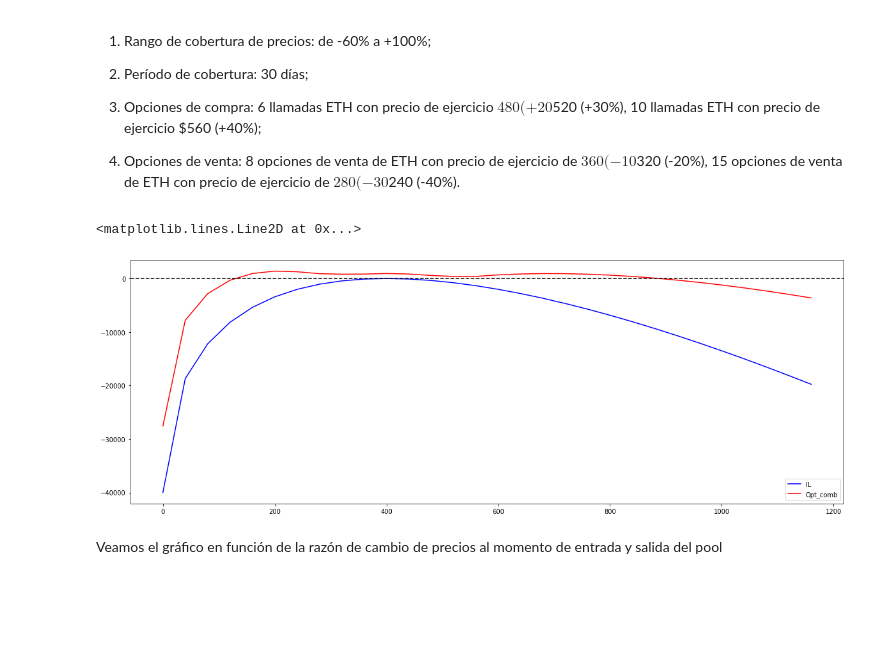
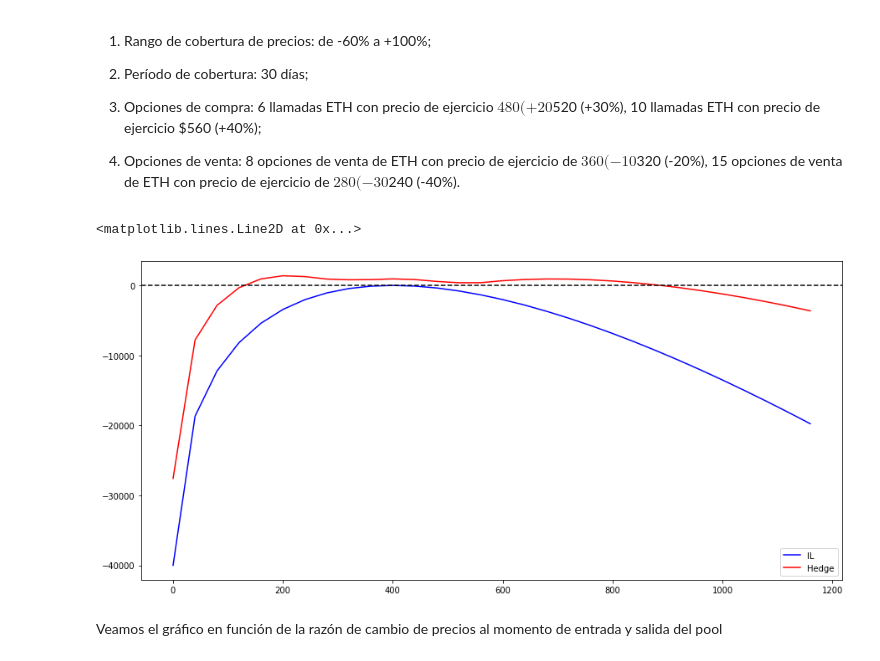
Before and after one commit to aguumg/Impermanent-Loss-Hedger, a Jupyter notebook: colabs/strategy _with _options.ipynb, the cells around one changed output. Cells and saved outputs as stored; diff of their text form; code cells hidden in the pictures; blank space fills up the shorter version.

```diff
--- a/colabs/strategy _with _options.ipynb
+++ b/colabs/strategy _with _options.ipynb
@@ -343,36 +343,36 @@ P_eth_0 = balance_usdc / balance_eth #P_0
 V_h_0= balance_usdc+balance_eth*P_eth_0 # valor en dólares de las tenencias iniciales
 
 
 r_p = 0.02  # radio mensual por proveer liquidez
 ret_mens_pool=r_p* V_h_0 # ¿sobre las tenencias inicial?
 
 
 # Datos de la estrategía con opciones
 K_call = np.concatenate((480*np.ones(6), 520*np.ones(8), 560*np.ones(10)))
 K_put = np.concatenate((360*np.ones(8), 320*np.ones(10), 280*np.ones(15), 240*np.ones(5)))
 d_call = np.concatenate((16*np.ones(6), 16*np.ones(8), 10.5*np.ones(10)))
 d_put = np.concatenate((18*np.ones(8), 9*np.ones(10), 6*np.ones(15), 2.4*np.ones(5)))
 
 
 ### Cambios de precios
 price_change = np.arange(-1, 2, 0.1)
 P = P_eth_0*(1+ price_change)
 
 ##
 opt_comb = [option_combination(p,K_call,K_put,d_call,d_put) for p in P]
 IL_sin_hedg_usd = [IL_P_usd(p, balance_usdc, balance_eth, P_eth_0) for p in P]
 IL_con_hedg_usd = ret_mens_pool*np.ones(len(P)) + IL_sin_hedg_usd + opt_comb
 
 # Plots
-fig, axs = plt.subplots(1,1,figsize = (20,7))
+fig, axs = plt.subplots(1,1,figsize = (15,7))
 axs.plot(P, IL_sin_hedg_usd, c = 'blue', label = 'IL')
 
-axs.plot(P, IL_con_hedg_usd, c = 'red', label = 'Opt_comb')
+axs.plot(P, IL_con_hedg_usd, c = 'red', label = 'Hedge')
 axs.legend()
 axs.axhline(y = 0, color = 'black', linestyle = '--')
 # %% [output]
 <matplotlib.lines.Line2D at 0x...>
-[figure, old version]
+[figure, new version]
 # %% [markdown]
 Veamos el gráfico en función de la razón de cambio de precios al momento de entrada y salida del pool
 # %%
```
Also changed, not shown: parts of 10 cells of this notebook, 6 other files.
